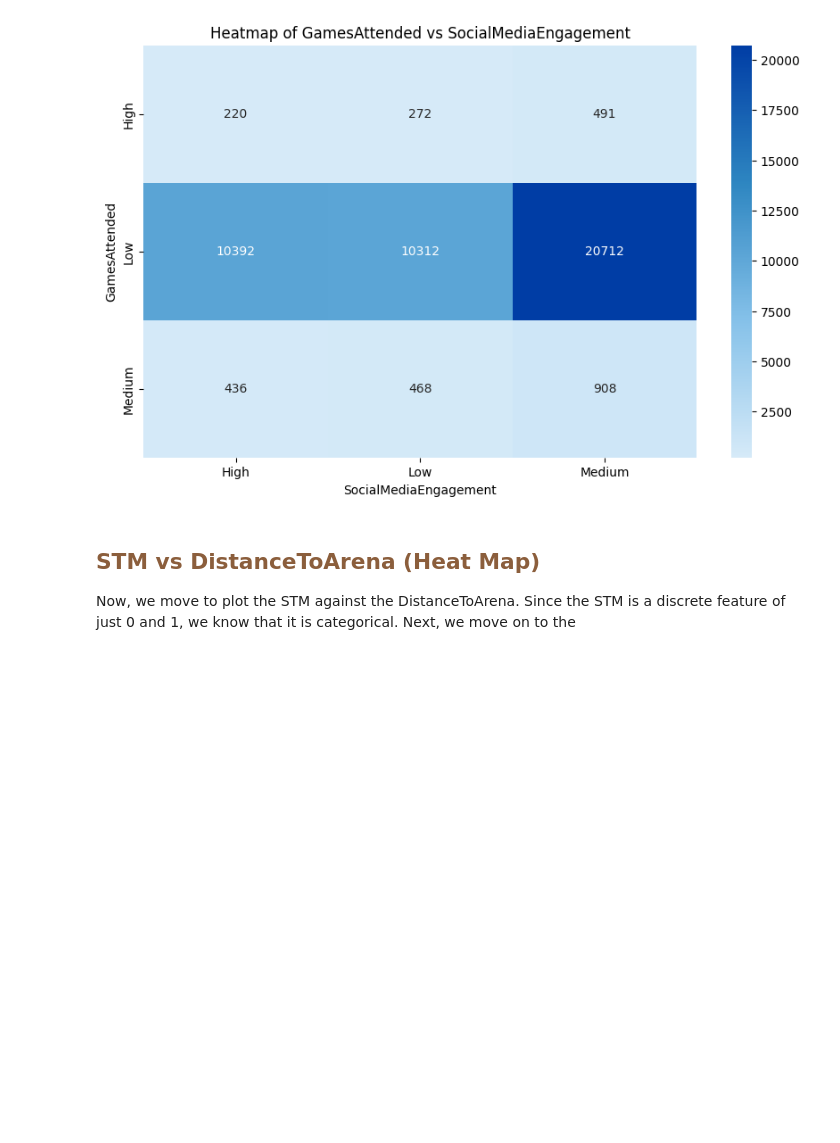
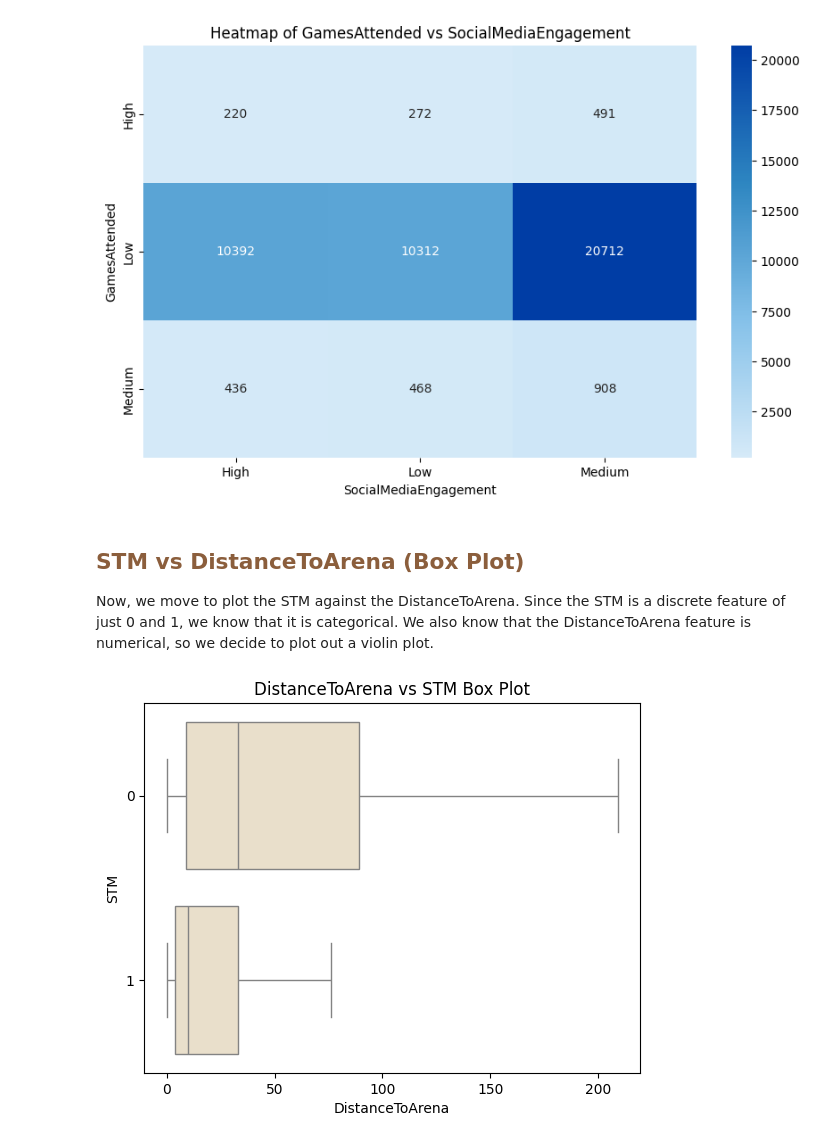
Before and after one commit to chowdhuryj-github/BucksFanExperience, a Jupyter notebook: BucksDataVisualization/DataVisualizationSalvin.ipynb, the cells around one changed output. Cells and saved outputs as stored; diff of their text form; code cells hidden in the pictures; blank space fills up the shorter version.

Commit message:
new visualization

```diff
--- a/BucksDataVisualization/DataVisualizationSalvin.ipynb
+++ b/BucksDataVisualization/DataVisualizationSalvin.ipynb
@@ -804,5 +804,15 @@ plt.savefig(f"C:/GitHub/BucksHackathon25/BucksPlots/attended_vs_engagement_heatm
 # %% [output]
 [figure]
 # %% [markdown]
-<h2 style="color: #8b5e3c"> STM vs DistanceToArena (Heat Map) </h2>
-Now, we move to plot the STM against the DistanceToArena. Since the STM is a discrete feature of just 0 and 1, we know that it is categorical. Next, we move on to the
+<h2 style="color: #8b5e3c"> STM vs DistanceToArena (Box Plot) </h2>
+Now, we move to plot the STM against the DistanceToArena. Since the STM is a discrete feature of just 0 and 1, we know that it is categorical. We also know that the DistanceToArena feature is numerical, so we decide to plot out a violin plot.
+# %%
+account_df['STM'] = account_df['STM'].astype('category')
+sns.boxplot(data=account_df, x="DistanceToArena", y="STM", showfliers=False, color="#EEE1C6")
+plt.title("DistanceToArena vs STM Box Plot")
+
+# saving the figure
+plt.savefig(f"C:/GitHub/BucksHackathon25/BucksPlots/distance_vs_stm_boxplot.png", dpi=300,
+            bbox_inches='tight')
+# %% [output]
+[figure, added]
```
Also changed, not shown: parts of 8 cells of this notebook, 7 other files.
